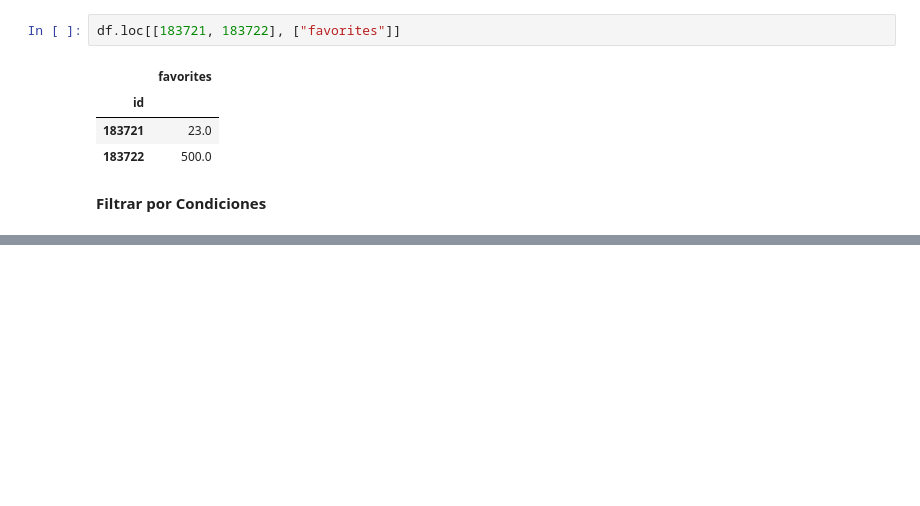
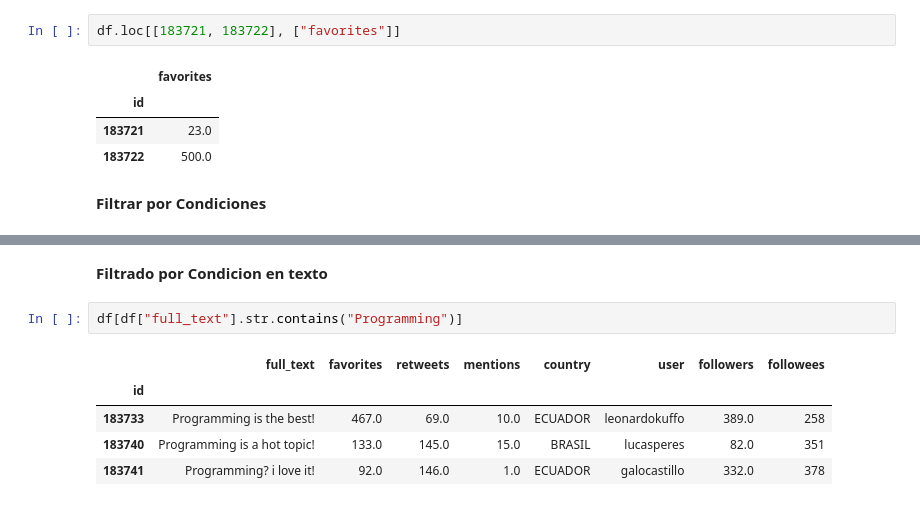
Before and after one commit to Jesusleg95/AnalisisDatosPython, a Jupyter notebook: pandas_notebook.ipynb, the cells around one changed output, grey strips where cells are left out. Drawn from its saved outputs; the diff is of its cells as text; blank space fills up the shorter version.

```diff
--- a/pandas_notebook.ipynb
+++ b/pandas_notebook.ipynb
@@ -200,0 +210,10 @@ df[df["favorites"] > 400]
+# %% [markdown]
+**Filtrado por Condicion en texto**
+# %%
+df[df["full_text"].str.contains("Programming")]
+# %% [output]
+|  | full_text | favorites | retweets | mentions | country | user | followers | followees |
+| id |  |  |  |  |  |  |  |  |
+| 183733 | Programming is the best! | 467.0 | 69.0 | 10.0 | ECUADOR | leonardokuffo | 389.0 | 258 |
+| 183740 | Programming is a hot topic! | 133.0 | 145.0 | 15.0 | BRASIL | lucasperes | 82.0 | 351 |
+| 183741 | Programming? i love it! | 92.0 | 146.0 | 1.0 | ECUADOR | galocastillo | 332.0 | 378 |
```
Also changed, not shown: parts of 4 cells of this notebook.
